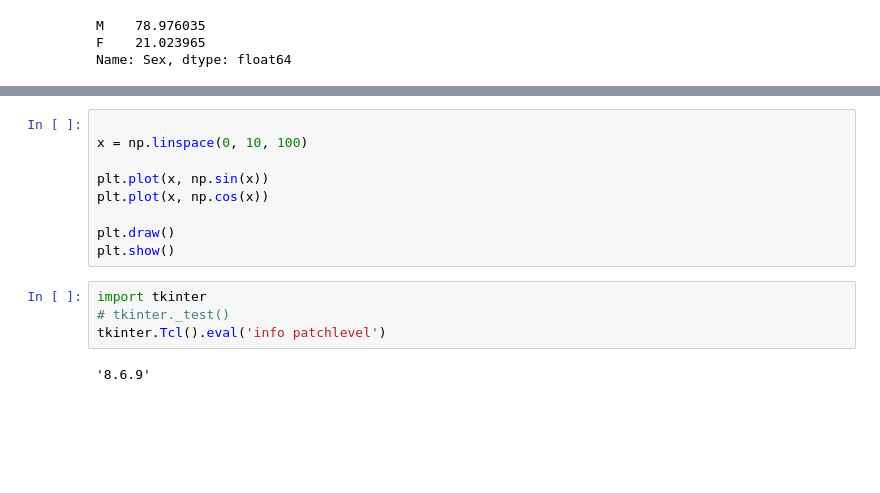
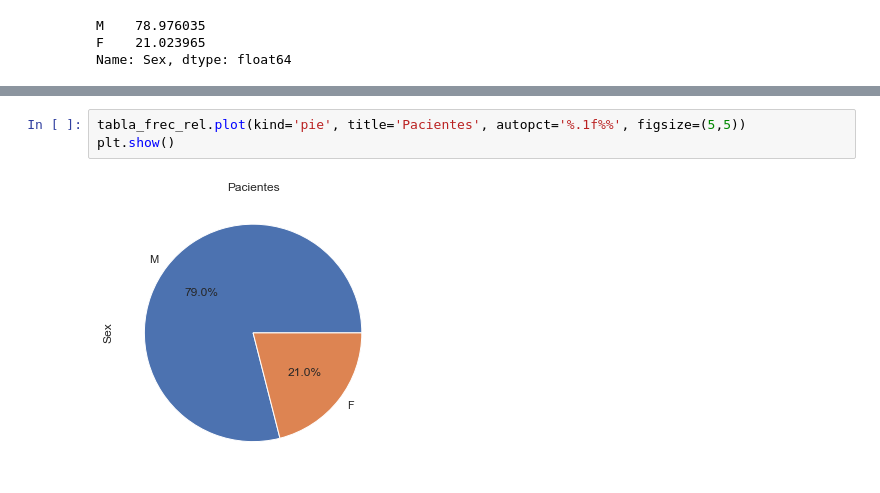
Before and after one commit to camilocbarrera/SR-worksheet-01, a Jupyter notebook: Notebook HT2.ipynb, the cells around one changed output, grey strips where cells are left out. Cells and saved outputs as stored; diff of their text form; blank space fills up the shorter version.

```diff
--- a/Notebook HT2.ipynb
+++ b/Notebook HT2.ipynb
@@ -74,15 +101,5 @@ plt.show()
-# %%
-
-x = np.linspace(0, 10, 100)
-
-plt.plot(x, np.sin(x))
-plt.plot(x, np.cos(x))
-
-plt.draw()
-plt.show()
-# %%
-import tkinter
-# tkinter._test()
-tkinter.Tcl().eval('info patchlevel')
-# %% [output]
-'8.6.9'
+# %%
+tabla_frec_rel.plot(kind='pie', title='Pacientes', autopct='%.1f%%', figsize=(5,5))
+plt.show()
+# %% [output]
+[figure, added]
```
Also changed, not shown: parts of 57 cells of this notebook, 2 other files.
